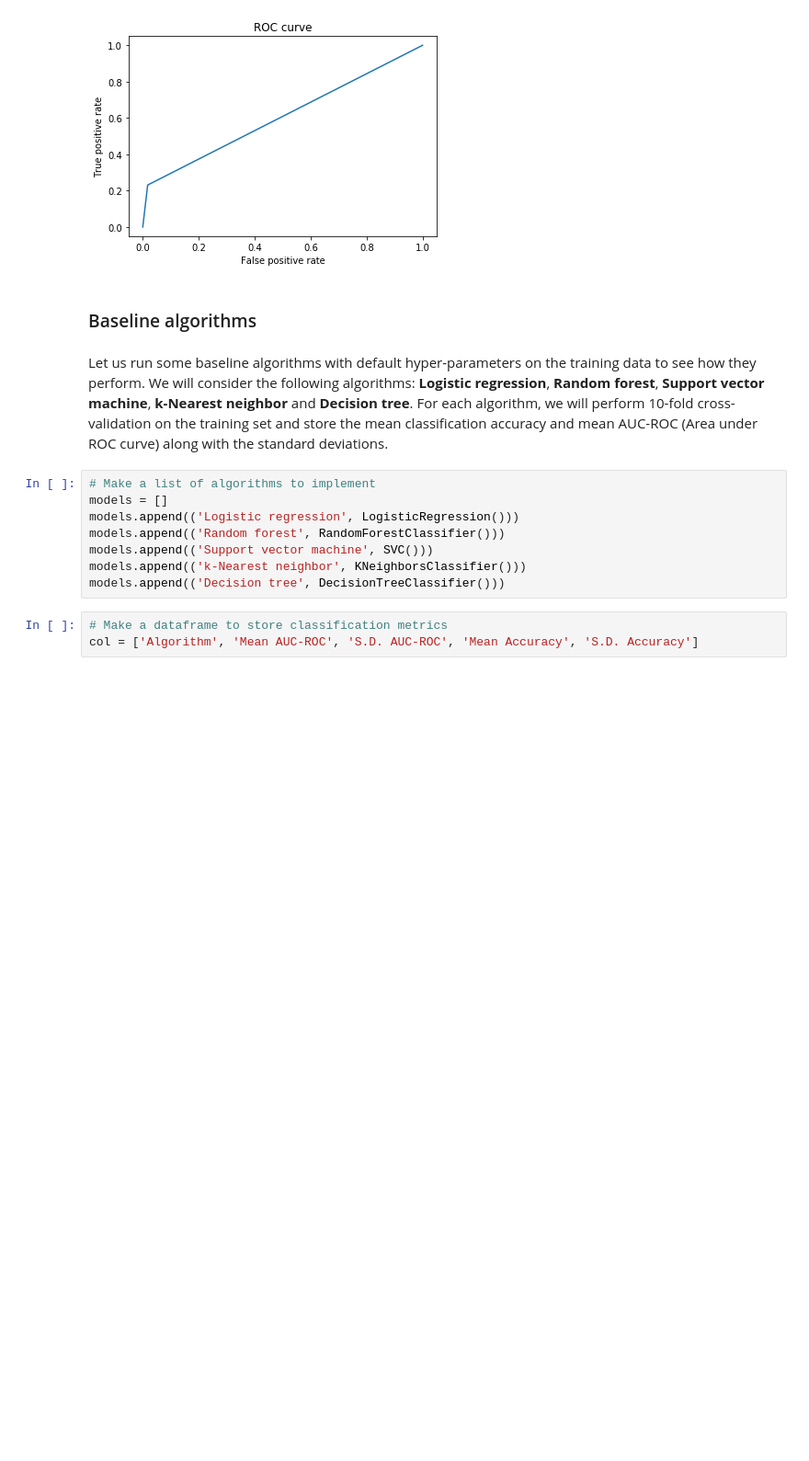
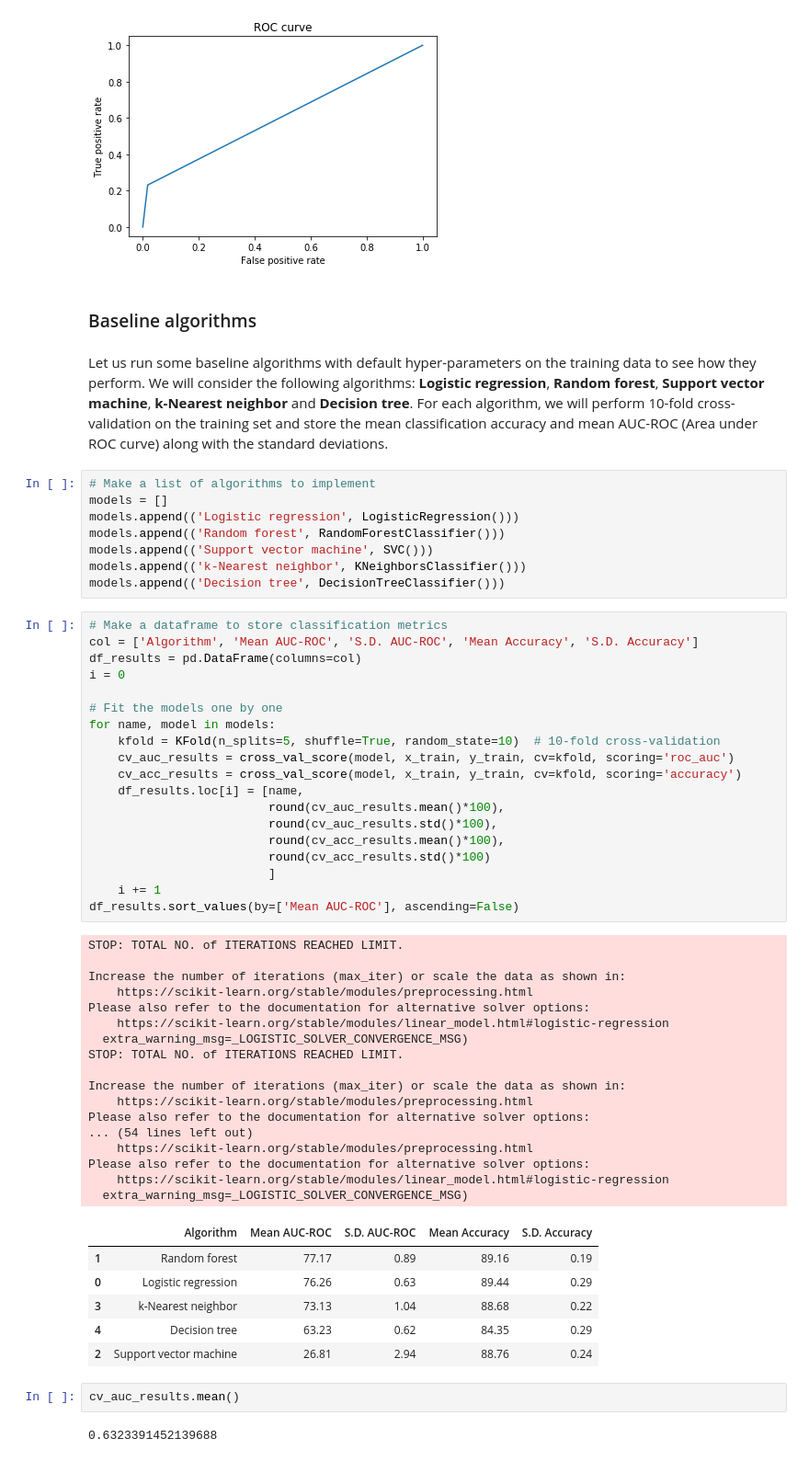
Before and after one commit to ahanagangopadhyay/improving-bank-telemarketing-campaigns, a Jupyter notebook: codes/2_models.ipynb, the cells around one changed output. Shown: that part at 92% size. Cells and saved outputs as stored; diff of their text form; blank space fills up the shorter version.

```diff
--- a/codes/2_models.ipynb
+++ b/codes/2_models.ipynb
@@ -165,6 +167,50 @@ models.append(('Random forest', RandomForestClassifier()))
 models.append(('Support vector machine', SVC()))
 models.append(('k-Nearest neighbor', KNeighborsClassifier()))
 models.append(('Decision tree', DecisionTreeClassifier()))
-# %%
-# Make a dataframe to store classification metrics
-col = ['Algorithm', 'Mean AUC-ROC', 'S.D. AUC-ROC', 'Mean Accuracy', 'S.D. Accuracy']
+# %%
+# Make a dataframe to store classification metrics
+col = ['Algorithm', 'Mean AUC-ROC', 'S.D. AUC-ROC', 'Mean Accuracy', 'S.D. Accuracy']
+df_results = pd.DataFrame(columns=col)
+i = 0
+
+# Fit the models one by one
+for name, model in models:
+    kfold = KFold(n_splits=5, shuffle=True, random_state=10)  # 10-fold cross-validation
+    cv_auc_results = cross_val_score(model, x_train, y_train, cv=kfold, scoring='roc_auc')
+    cv_acc_results = cross_val_score(model, x_train, y_train, cv=kfold, scoring='accuracy')
+    df_results.loc[i] = [name,
+                         round(cv_auc_results.mean()*100),
+                         round(cv_auc_results.std()*100),
+                         round(cv_acc_results.mean()*100),
+                         round(cv_acc_results.std()*100)
+                         ]
+    i += 1
+df_results.sort_values(by=['Mean AUC-ROC'], ascending=False)
+# %% [output]
+STOP: TOTAL NO. of ITERATIONS REACHED LIMIT.
+
+Increase the number of iterations (max_iter) or scale the data as shown in:
+    https://scikit-learn.org/stable/modules/preprocessing.html
+Please also refer to the documentation for alternative solver options:
+    https://scikit-learn.org/stable/modules/linear_model.html#logistic-regression
+  extra_warning_msg=_LOGISTIC_SOLVER_CONVERGENCE_MSG)
+STOP: TOTAL NO. of ITERATIONS REACHED LIMIT.
+
+Increase the number of iterations (max_iter) or scale the data as shown in:
+    https://scikit-learn.org/stable/modules/preprocessing.html
+Please also refer to the documentation for alternative solver options:
+... (54 lines left out)
+    https://scikit-learn.org/stable/modules/preprocessing.html
+Please also refer to the documentation for alternative solver options:
+    https://scikit-learn.org/stable/modules/linear_model.html#logistic-regression
+  extra_warning_msg=_LOGISTIC_SOLVER_CONVERGENCE_MSG)
+|  | Algorithm | Mean AUC-ROC | S.D. AUC-ROC | Mean Accuracy | S.D. Accuracy |
+| 1 | Random forest | 77.17 | 0.89 | 89.16 | 0.19 |
+| 0 | Logistic regression | 76.26 | 0.63 | 89.44 | 0.29 |
+| 3 | k-Nearest neighbor | 73.13 | 1.04 | 88.68 | 0.22 |
+| 4 | Decision tree | 63.23 | 0.62 | 84.35 | 0.29 |
+| 2 | Support vector machine | 26.81 | 2.94 | 88.76 | 0.24 |
+# %%
+cv_auc_results.mean()
+# %% [output]
+0.6323391452139688
```
Also changed, not shown: parts of 1 cell of this notebook.
